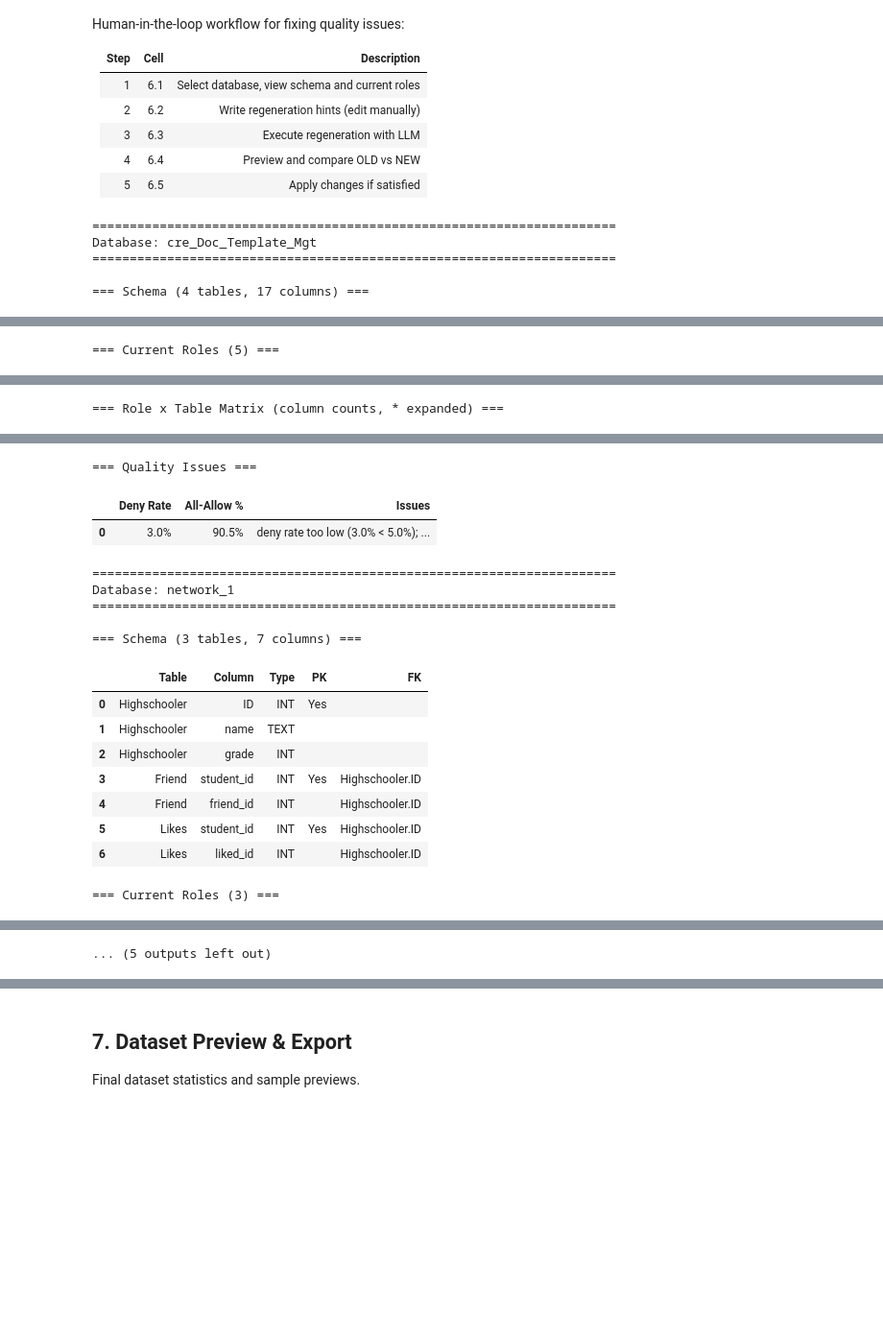
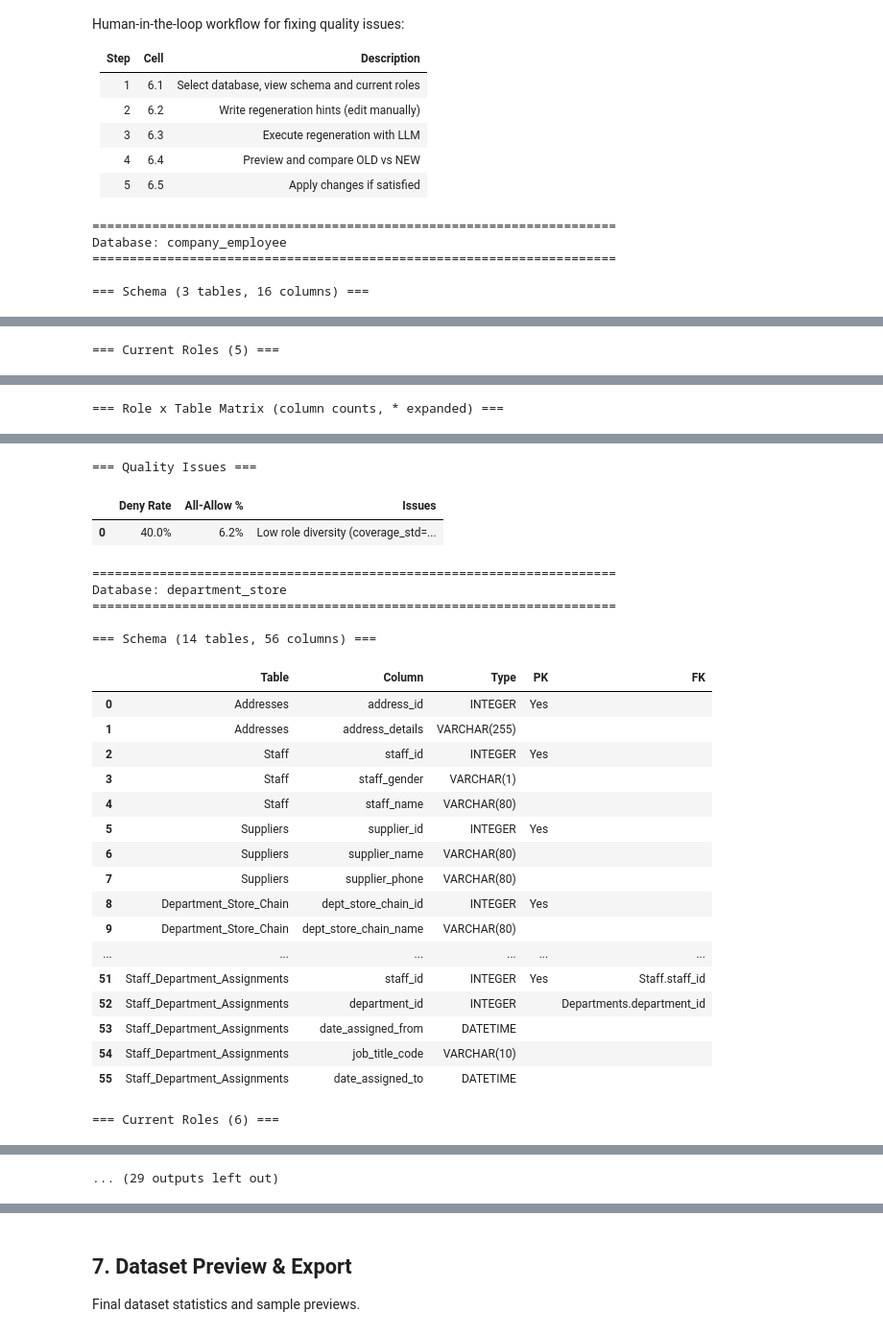
Before and after one commit to 2020dfff/RBAC-Text2SQL-Benchmark, a Jupyter notebook: notebooks/spider_column_level_rbac.ipynb, the cells around one changed output, grey strips where cells are left out. Shown at 96% size. Saved outputs shown, nothing was run; the diff lists cells and outputs as text; code cells hidden in the pictures; blank space fills up the shorter version.

```diff
--- a/notebooks/spider_column_level_rbac.ipynb
+++ b/notebooks/spider_column_level_rbac.ipynb
@@ -65,6 +65,7 @@ SPIDER_ROOT = project_root / 'data' / 'spider'
 SPIDER_DB_DIR = SPIDER_ROOT / 'database'
 SPIDER_TEST_DB_DIR = SPIDER_ROOT / 'test_database'
 SPIDER_DEV_DATA = SPIDER_ROOT / 'dev.json'
+SPIDER_TRAIN_DATA = SPIDER_ROOT / 'train_spider.json'  # ← TRAIN DATA
 SPIDER_TEST_DATA = SPIDER_ROOT / 'test.json'
 
 print(f"Spider root: {SPIDER_ROOT}")
@@ -74,6 +75,7 @@ print(f"\nPaths exist:")
 print(f"  Spider root: {SPIDER_ROOT.exists()}")
 print(f"  Database dir: {SPIDER_DB_DIR.exists()}")
 print(f"  Dev data: {SPIDER_DEV_DATA.exists()}")
+print(f"  Train data: {SPIDER_TRAIN_DATA.exists()}")  # ← CHECK TRAIN
 print(f"  Test data: {SPIDER_TEST_DATA.exists()}")
 # %% [output]
 Spider root: /home/feiy/Role-SQL-benchmark/data/spider
@@ -1010,26 +1154,34 @@ pd.set_option('display.max_rows', None)
 pd.set_option('display.width', None)
 
 # Re-evaluate issues with custom thresholds
+# NOTE: Diversity & coverage checks are now in overlap_metrics (not semantic_metrics)
 def check_issues_custom(db_id, report, thresholds):
     """Check if database has issues based on custom thresholds."""
     issues = []
 
+    # Deny rate check
     if db_id in report.deny_rate_metrics:
         m = report.deny_rate_metrics[db_id]
         if m.deny_rate < thresholds["deny_rate_min"]:
             issues.append(f"Low deny rate ({m.deny_rate:.1f}% < {thresholds['deny_rate_min']}%)")
 
+    # Semantic check (only alignment now - diversity moved to overlap)
     if db_id in report.semantic_metrics:
         m = report.semantic_metrics[db_id]
-        if m.avg_coverage > thresholds["coverage_max"]:
-            issues.append(f"High coverage ({m.avg_coverage:.1%} > {thresholds['coverage_max']:.0%})")
-        if m.coverage_std < thresholds["coverage_std_min"]:
-            issues.append(f"Low diversity (std={m.coverage_std:.3f} < {thresholds['coverage_std_min']})")
+        # Only semantic alignment is checked here now
+        # diversity and coverage are in overlap_metrics
 
+    # Overlap check - NOW INCLUDES diversity and coverage
     if db_id in report.overlap_metrics:
         m = report.overlap_metrics[db_id]
         if m.max_overlap > thresholds["max_overlap"]:
             issues.append(f"High overlap ({m.max_overlap:.1%} > {thresholds['max_overlap']:.0%})")
+        # Also check issues already computed by evaluate_policy_overlap
+        # which now includes diversity and coverage checks
+        if m.issues:
+            for issue in m.issues:
+                if issue not in issues:  # Avoid duplicates
+                    issues.append(issue)
 
     return issues
 
@@ -1135,7 +1287,25 @@ Human-in-the-loop workflow for fixing quality issues:
 
 # "network_1",
 
-TARGET_DBS = ["cre_Doc_Template_Mgt", "network_1"]  # Single: "network_1" or Multiple: ["network_1", "singer"]
+# TARGET_DBS = ["movie_1", "department_store", "loan_1", "tracking_share_transactions"]  # Single: "network_1" or Multiple: ["network_1", "singer"]
+
+# company_employee
+# department_store
+# loan_1
+# local_govt_and_lot
+# movie_1
+
+TARGET_DBS = ["company_employee", "department_store", "loan_1", "local_govt_and_lot", "movie_1"]
+
+
+# TARGET_DBS = ["allergy_1", "book_2", "cinema", "company_employee", "county_public_safety",
+#               "cre_Docs_and_Epenses", "cre_Drama_Workshop_Groups", "customers_campaigns_ecommerce",
+#               "debate", "department_store", "device", "journal_committee", "local_govt_and_lot",
+#               "local_govt_in_alabama", "manufactory_1", "music_1", "party_host", "performance_attendance",
+#               "pilot_record", "product_catalog", "program_share", "race_track", "ship_1", "shop_membership", "store_product"]
+
+
+
 
 # Normalize to list
 if isinstance(TARGET_DBS, str):
@@ -1242,12 +1412,15 @@ for TARGET_DB in valid_target_dbs:
             issues = report.all_issues[TARGET_DB]
             if TARGET_DB in report.deny_rate_metrics:
                 m = report.deny_rate_metrics[TARGET_DB]
+                # Set display option to show full Issues content
+                pd.set_option('display.max_colwidth', None)
                 issues_df = pd.DataFrame([{
                     "Deny Rate": f"{m.deny_rate:.1f}%",
                     "All-Allow %": f"{m.all_allow_pct:.1f}%",
                     "Issues": "; ".join(issues)
                 }])
                 display(issues_df)
+                pd.reset_option('display.max_colwidth')
     else:
         print(f"[ERROR] No roles found for {TARGET_DB}")
 
@@ -1256,8 +1429,8 @@ print(f"[SUMMARY] {len(valid_target_dbs)} database(s) selected: {valid_target_db
 print("[NEXT] Edit hints in Cell 6.2, then run Cell 6.3")
 # %% [output]
 ======================================================================
-Database: cre_Doc_Template_Mgt
+Database: company_employee
 ======================================================================
 
-=== Schema (4 tables, 17 columns) ===
+=== Schema (3 tables, 16 columns) ===
 |  | Table | Column | Type | PK | FK |
@@ -1296,18 +1468,27 @@ Database: cre_Doc_Template_Mgt
 === Quality Issues ===
 |  | Deny Rate | All-Allow % | Issues |
-| 0 | 3.0% | 90.5% | deny rate too low (3.0% < 5.0%); ... |
+| 0 | 40.0% | 6.2% | Low role diversity (coverage_std=... |
 ======================================================================
-Database: network_1
+Database: department_store
 ======================================================================
 
-=== Schema (3 tables, 7 columns) ===
+=== Schema (14 tables, 56 columns) ===
 |  | Table | Column | Type | PK | FK |
-| 0 | Highschooler | ID | INT | Yes |  |
-| 1 | Highschooler | name | TEXT |  |  |
-| 2 | Highschooler | grade | INT |  |  |
-| 3 | Friend | student_id | INT | Yes | Highschooler.ID |
-| 4 | Friend | friend_id | INT |  | Highschooler.ID |
-| 5 | Likes | student_id | INT | Yes | Highschooler.ID |
-| 6 | Likes | liked_id | INT |  | Highschooler.ID |
+| 0 | Addresses | address_id | INTEGER | Yes |  |
+| 1 | Addresses | address_details | VARCHAR(255) |  |  |
+| 2 | Staff | staff_id | INTEGER | Yes |  |
+| 3 | Staff | staff_gender | VARCHAR(1) |  |  |
+| 4 | Staff | staff_name | VARCHAR(80) |  |  |
+| 5 | Suppliers | supplier_id | INTEGER | Yes |  |
+| 6 | Suppliers | supplier_name | VARCHAR(80) |  |  |
+| 7 | Suppliers | supplier_phone | VARCHAR(80) |  |  |
+| 8 | Department_Store_Chain | dept_store_chain_id | INTEGER | Yes |  |
+| 9 | Department_Store_Chain | dept_store_chain_name | VARCHAR(80) |  |  |
+| ... | ... | ... | ... | ... | ... |
+| 51 | Staff_Department_Assignments | staff_id | INTEGER | Yes | Staff.staff_id |
+| 52 | Staff_Department_Assignments | department_id | INTEGER |  | Departments.department_id |
+| 53 | Staff_Department_Assignments | date_assigned_from | DATETIME |  |  |
+| 54 | Staff_Department_Assignments | job_title_code | VARCHAR(10) |  |  |
+| 55 | Staff_Department_Assignments | date_assigned_to | DATETIME |  |  |
-=== Current Roles (3) ===
+=== Current Roles (6) ===
 |  | Role | Description | Tables | Columns | Policy |
@@ -1317 +1501 @@ Database: network_1
-... (5 outputs left out)
+... (29 outputs left out)
```
Also changed, not shown: parts of 22 cells of this notebook, 6 other files.
